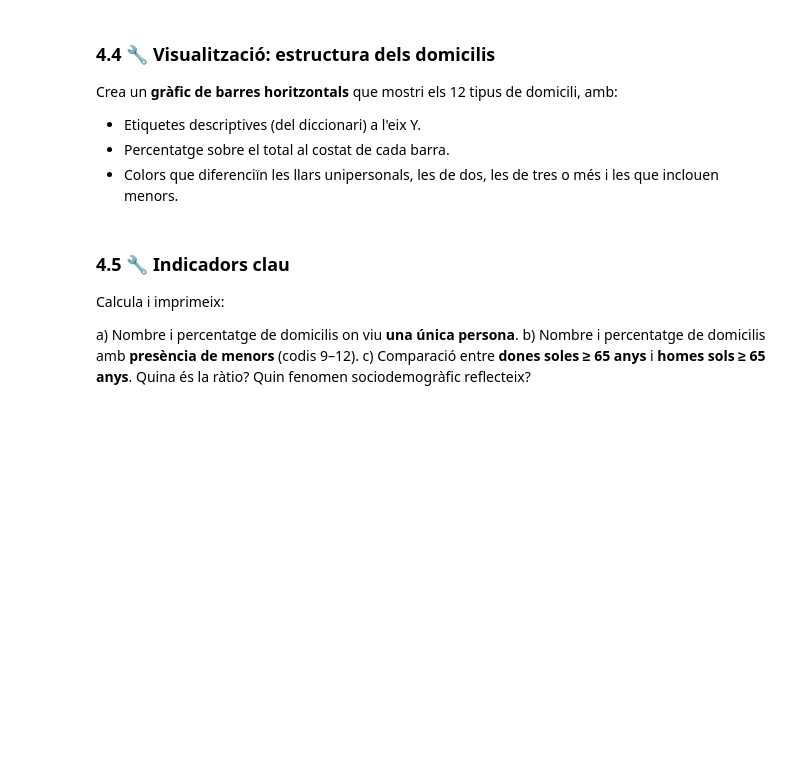
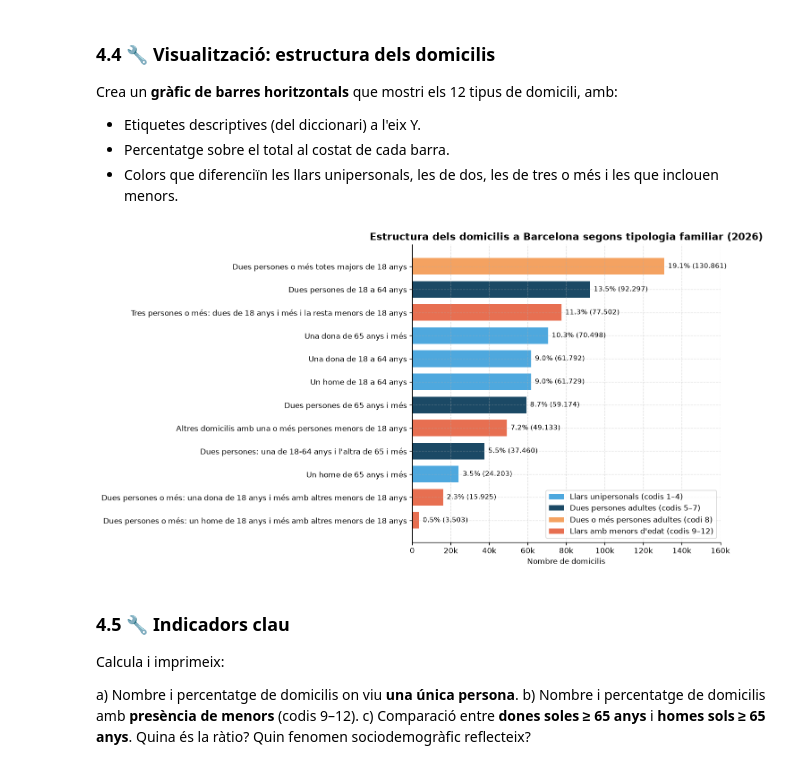
Before and after one commit to TonMartin777/Taller-de-Nous-Usos-de-la-Informatica, a Jupyter notebook: P1/exercici1.ipynb, the cells around one changed output. Cells and saved outputs as stored; diff of their text form; code cells hidden in the pictures; blank space fills up the shorter version.

```diff
--- a/P1/exercici1.ipynb
+++ b/P1/exercici1.ipynb
@@ -481,4 +782,19 @@ Calcula el **nombre total de domicilis** per a cada codi `TIPUS_DOMICILI`
 a nivell de tota la ciutat. Uneix amb `tipus_dict` per tenir l'etiqueta.
 Ordena per nombre de domicilis de major a menor.
 # %%
-# 🔧 Escriu el codi aquí
+# 🔧 Agregació de domicilis per TIPUS_DOMICILI, unió amb tipus_dict i ordenació
+df_dom["Valor"] = pd.to_numeric(df_dom["Valor"], errors="coerce")
+
+dom_ciutat = (
+    df_dom
+    .groupby("TIPUS_DOMICILI", as_index=False)["Valor"]
+    .sum()
+    .rename(columns={"Valor": "Domicilis"})
+    .merge(tipus_dict, on="TIPUS_DOMICILI", how="left")
+    .sort_values("Domicilis", ascending=False)
+    .reset_index(drop=True)
+)
+
+dom_ciutat["Percentatge"] = (dom_ciutat["Domicilis"] / dom_ciutat["Domicilis"].sum()) * 100
+print(f"Total de domicilis a Barcelona (2026): {dom_ciutat['Domicilis'].sum():,}".replace(",", "."))
+dom_ciutat[["TIPUS_DOMICILI", "Tipus_Label", "Domicilis", "Percentatge"]]
@@ -492,7 +823,53 @@ de domicili, amb:
 - Colors que diferenciïn les llars unipersonals, les de dos, les de tres o més
   i les que inclouen menors.
 # %%
-# 🔧 Escriu el codi aquí
+# 🔧 Gràfic de barres horitzontals dels 12 tipus de domicili
+from matplotlib.patches import Patch
+
+# Ordenem de menor a major perquè la barra més gran quedi a dalt en barh
+dom_plot = dom_ciutat.sort_values("Domicilis", ascending=True).copy()
+
+def color_tipus(codi):
+    if codi in [1, 2, 3, 4]:
+        return "#4ea8de"   # Llars unipersonals
+    elif codi in [5, 6, 7]:
+        return "#1b4965"   # Llars de dues persones adultes
+    elif codi == 8:
+        return "#f4a261"   # Dues o més persones adultes (sense menors)
+    else:
+        return "#e76f51"   # Llars amb presència de menors (9-12)
+
+bar_colors = [color_tipus(c) for c in dom_plot["TIPUS_DOMICILI"]]
+
+fig, ax = plt.subplots(figsize=(12, 6.5))
+bars = ax.barh(dom_plot["Tipus_Label"], dom_plot["Domicilis"], color=bar_colors, height=0.72)
+
+for bar, pct, val in zip(bars, dom_plot["Percentatge"], dom_plot["Domicilis"]):
+    ax.text(
+        bar.get_width() + 2000,
+        bar.get_y() + bar.get_height() / 2,
+        f"{pct:.1f}% ({val:,})".replace(",", "."),
+        va="center",
+        fontsize=9,
+    )
+
+ax.set_title("Estructura dels domicilis a Barcelona segons tipologia familiar (2026)", fontsize=13, fontweight="bold")
+ax.set_xlabel("Nombre de domicilis")
+ax.set_xlim(0, 160000)
+ax.xaxis.set_major_formatter(mticker.FuncFormatter(lambda x, _: f"{int(x/1000)}k" if x > 0 else "0"))
+
+legend_elements = [
+    Patch(facecolor="#4ea8de", label="Llars unipersonals (codis 1–4)"),
+    Patch(facecolor="#1b4965", label="Dues persones adultes (codis 5–7)"),
+    Patch(facecolor="#f4a261", label="Dues o més persones adultes (codi 8)"),
+    Patch(facecolor="#e76f51", label="Llars amb menors d'edat (codis 9–12)"),
+]
+ax.legend(handles=legend_elements, loc="lower right", frameon=True)
+
+plt.tight_layout()
+plt.show()
+# %% [output]
+[figure, added]
 # %% [markdown]
 ### 4.5 🔧 Indicadors clau
 
```
Also changed, not shown: parts of 27 cells of this notebook, 10 other files.
